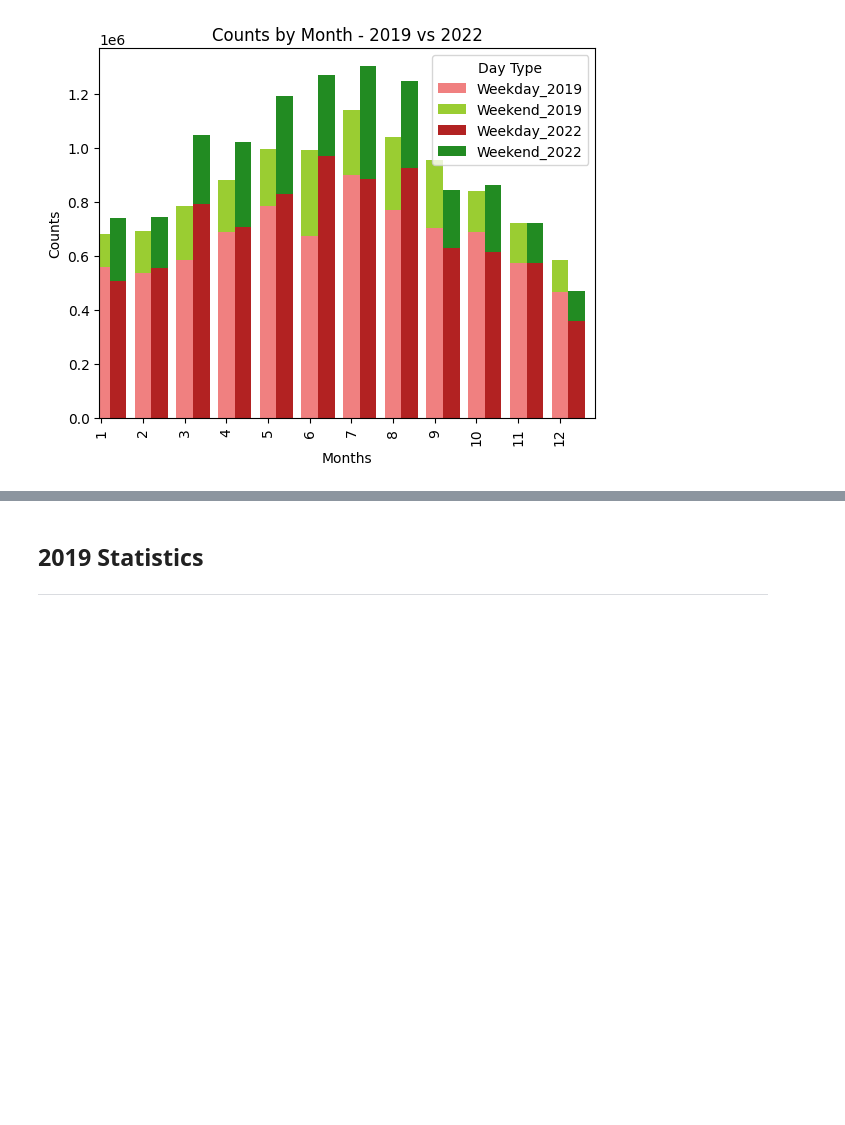
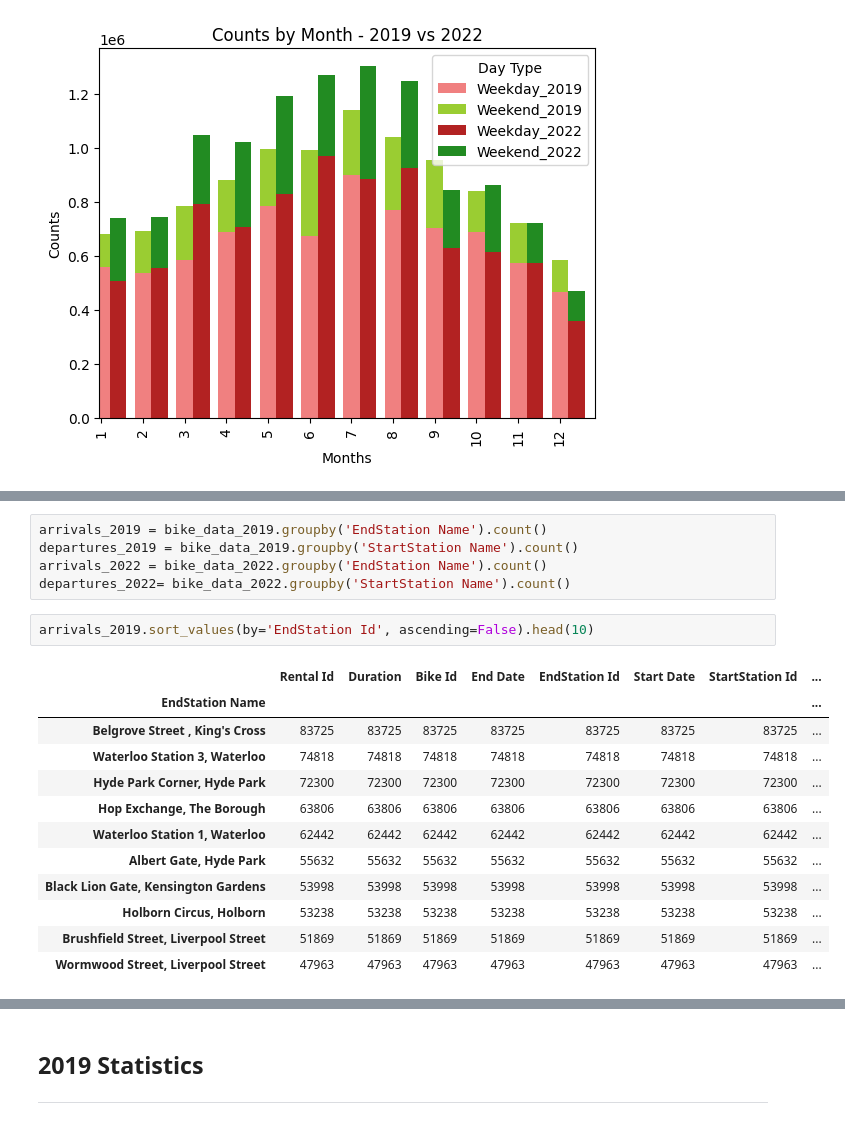
Before and after one commit to elrhmo/TfL_Bike_Analysis, a Jupyter notebook: analysis.ipynb, the cells around one changed output, grey strips where cells are left out. Drawn from its saved outputs; the diff is of its cells as text; blank space fills up the shorter version.

```diff
--- a/analysis.ipynb
+++ b/analysis.ipynb
@@ -273,0 +294,20 @@ plt.show()
+# %%
+arrivals_2019 = bike_data_2019.groupby('EndStation Name').count()
+departures_2019 = bike_data_2019.groupby('StartStation Name').count()
+arrivals_2022 = bike_data_2022.groupby('EndStation Name').count()
+departures_2022= bike_data_2022.groupby('StartStation Name').count()
+# %%
+arrivals_2019.sort_values(by='EndStation Id', ascending=False).head(10)
+# %% [output]
+|  | Rental Id | Duration | Bike Id | End Date | EndStation Id | Start Date | StartStation Id | ... |
+| EndStation Name |  |  |  |  |  |  |  | ... |
+| Belgrove Street , King's Cross | 83725 | 83725 | 83725 | 83725 | 83725 | 83725 | 83725 | ... |
+| Waterloo Station 3, Waterloo | 74818 | 74818 | 74818 | 74818 | 74818 | 74818 | 74818 | ... |
+| Hyde Park Corner, Hyde Park | 72300 | 72300 | 72300 | 72300 | 72300 | 72300 | 72300 | ... |
+| Hop Exchange, The Borough | 63806 | 63806 | 63806 | 63806 | 63806 | 63806 | 63806 | ... |
+| Waterloo Station 1, Waterloo | 62442 | 62442 | 62442 | 62442 | 62442 | 62442 | 62442 | ... |
+| Albert Gate, Hyde Park | 55632 | 55632 | 55632 | 55632 | 55632 | 55632 | 55632 | ... |
+| Black Lion Gate, Kensington Gardens | 53998 | 53998 | 53998 | 53998 | 53998 | 53998 | 53998 | ... |
+| Holborn Circus, Holborn | 53238 | 53238 | 53238 | 53238 | 53238 | 53238 | 53238 | ... |
+| Brushfield Street, Liverpool Street | 51869 | 51869 | 51869 | 51869 | 51869 | 51869 | 51869 | ... |
+| Wormwood Street, Liverpool Street | 47963 | 47963 | 47963 | 47963 | 47963 | 47963 | 47963 | ... |
```
Also changed, not shown: parts of 18 cells of this notebook.
